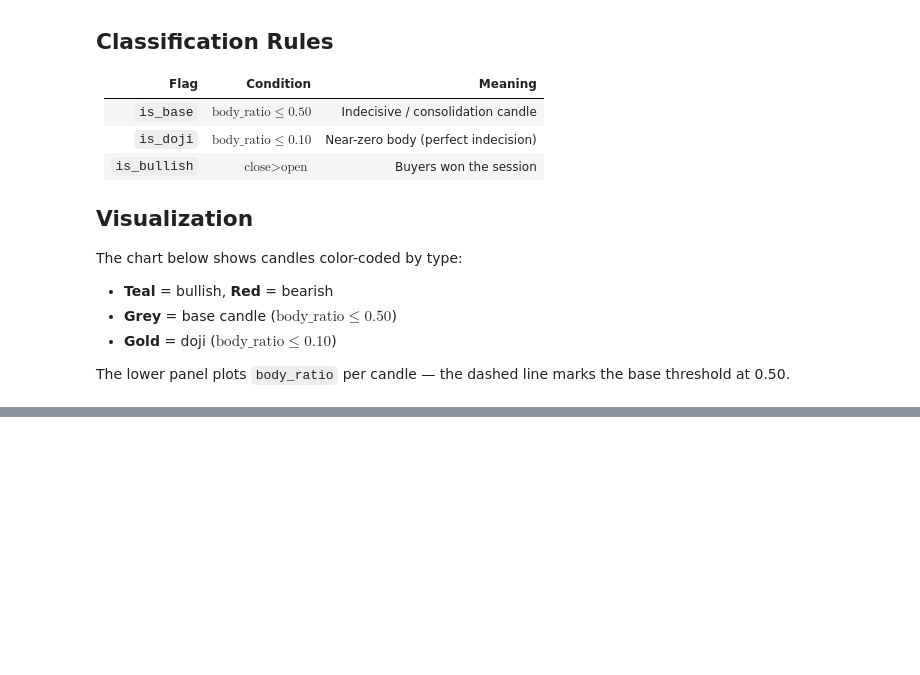
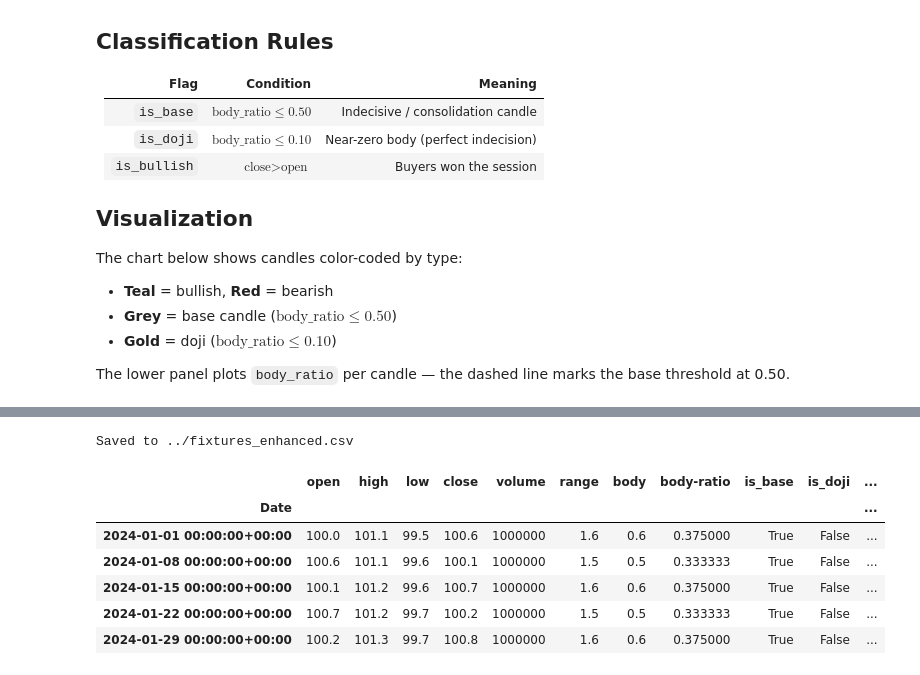
Before and after one commit to anabil-muthmercapital/S-D-learning, a Jupyter notebook: notebooks/02_candle_primitives.ipynb, the cells around one changed output, grey strips where cells are left out. Drawn from its saved outputs; the diff is of its cells as text; code cells hidden in the pictures; blank space fills up the shorter version.

```diff
--- a/notebooks/02_candle_primitives.ipynb
+++ b/notebooks/02_candle_primitives.ipynb
@@ -71,0 +66,5 @@ df.head(20)
+# %%
+df["range"] = df["high"] - df["low"]
+df["body"]  = (df["close"] - df["open"]).abs()
+
+df[["open", "high", "low", "close", "range", "body"]].head()
@@ -71,0 +121,9 @@ df.head(20)
+# %%
+df["is_base"]    = df["body-ratio"] <= BASE_BODY_RATIO_MAX
+df["is_doji"]    = df["body-ratio"] <= 0.10
+df["is_bullish"] = df["close"] > df["open"]
+
+# how many candles fall into each bucket
+print("is_base   :", df["is_base"].sum(),    "/", len(df))
+print("is_doji   :", df["is_doji"].sum(),    "/", len(df))
+print("is_bullish:", df["is_bullish"].sum(), "/", len(df))
@@ -71,0 +139,13 @@ df.head(20)
+# %%
+df.to_csv("../fixtures_enhanced.csv")
+print("Saved to ../fixtures_enhanced.csv")
+df.head()
+# %% [output]
+Saved to ../fixtures_enhanced.csv
+|  | open | high | low | close | volume | range | body | body-ratio | is_base | is_doji | ... |
+| Date |  |  |  |  |  |  |  |  |  |  | ... |
+| 2024-01-01 00:00:00+00:00 | 100.0 | 101.1 | 99.5 | 100.6 | 1000000 | 1.6 | 0.6 | 0.375000 | True | False | ... |
+| 2024-01-08 00:00:00+00:00 | 100.6 | 101.1 | 99.6 | 100.1 | 1000000 | 1.5 | 0.5 | 0.333333 | True | False | ... |
+| 2024-01-15 00:00:00+00:00 | 100.1 | 101.2 | 99.6 | 100.7 | 1000000 | 1.6 | 0.6 | 0.375000 | True | False | ... |
+| 2024-01-22 00:00:00+00:00 | 100.7 | 101.2 | 99.7 | 100.2 | 1000000 | 1.5 | 0.5 | 0.333333 | True | False | ... |
+| 2024-01-29 00:00:00+00:00 | 100.2 | 101.3 | 99.7 | 100.8 | 1000000 | 1.6 | 0.6 | 0.375000 | True | False | ... |
```
Also changed, not shown: parts of 15 cells of this notebook, 9 other files.
